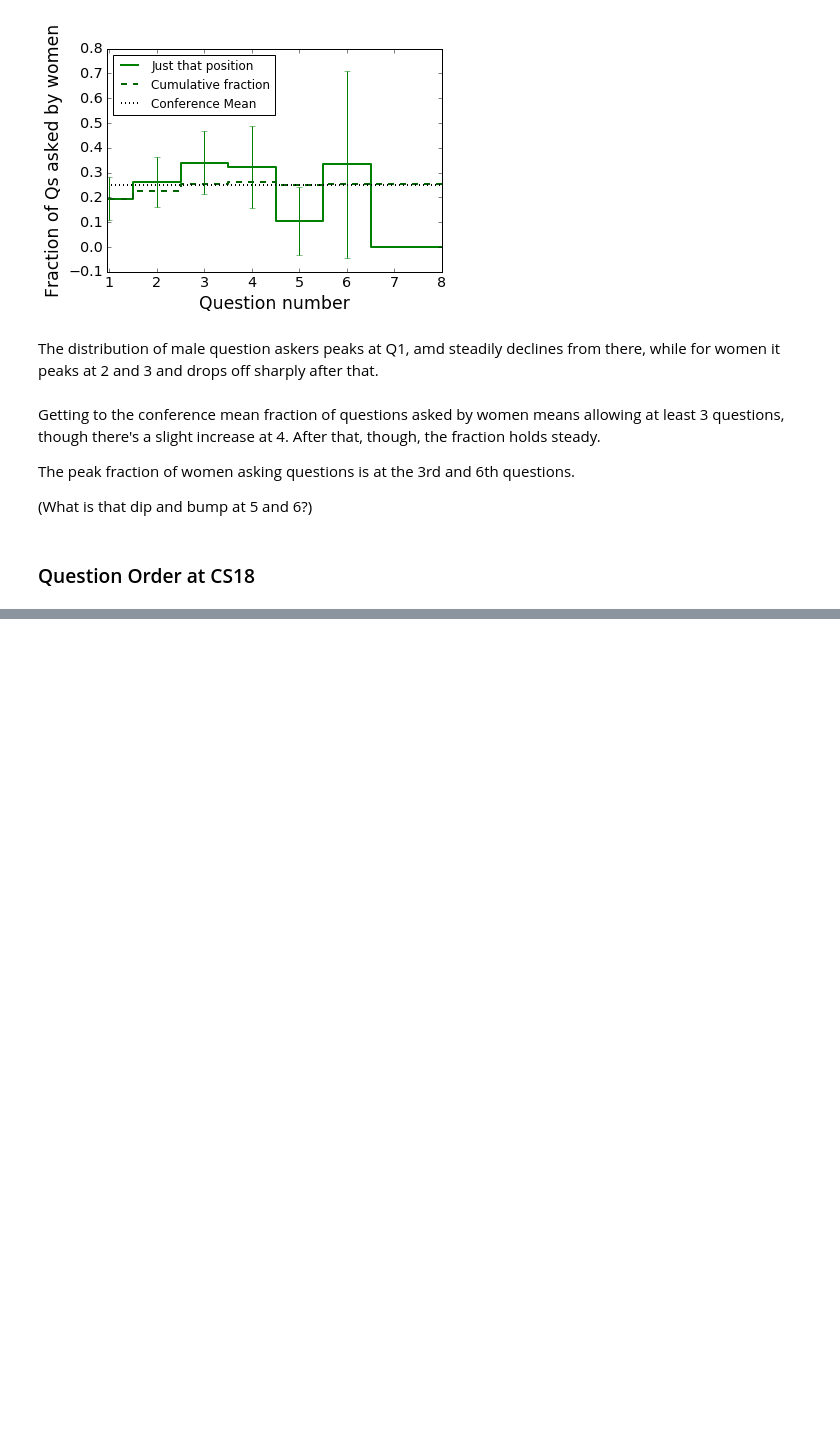
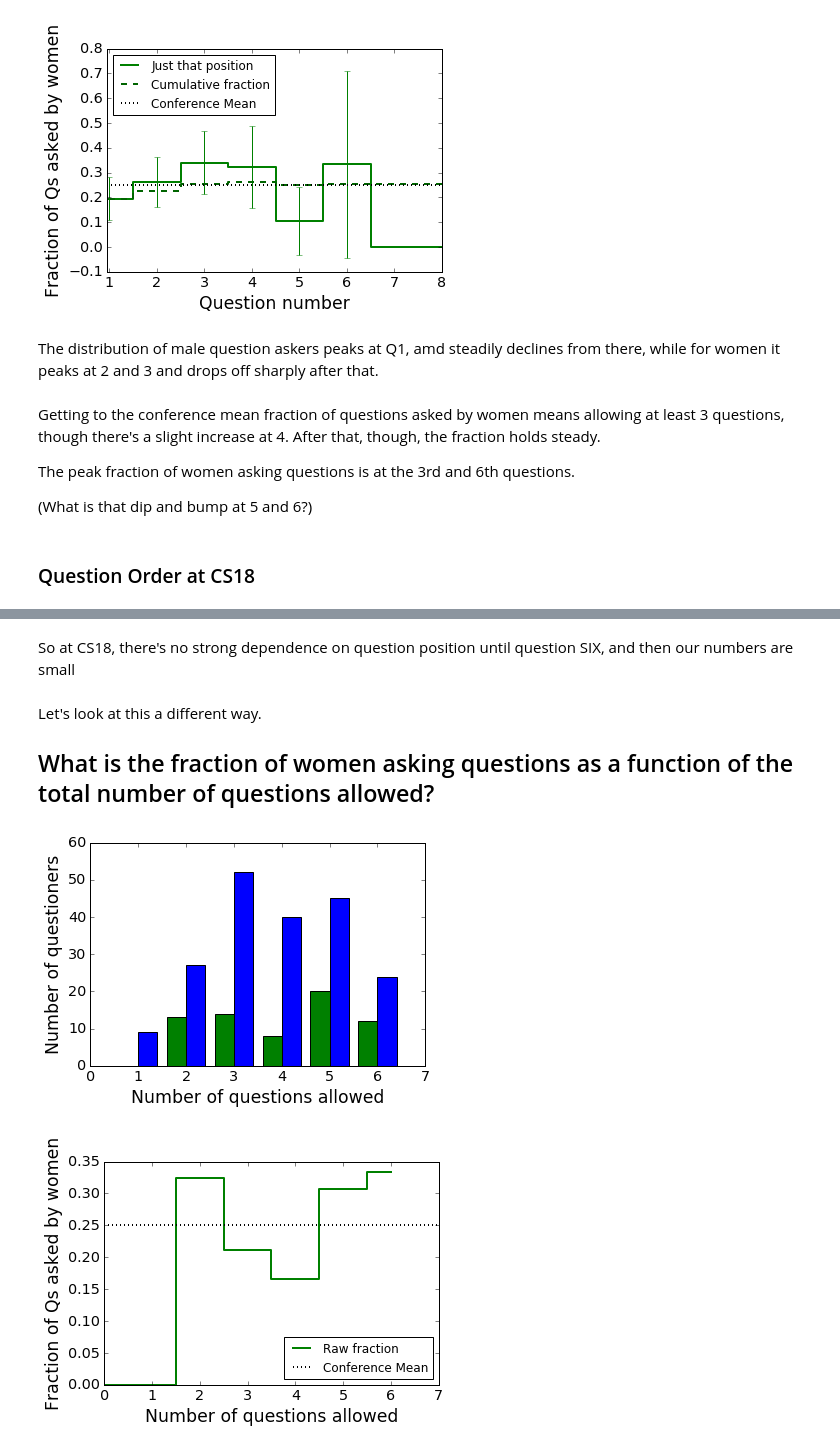
Before and after one commit to jradavenport/Gender-in-Astro, a Jupyter notebook: analysis/coolstars/douglas_coolstars_analysis.ipynb, the cells around one changed output, grey strips where cells are left out. Saved outputs shown, nothing was run; the diff lists cells and outputs as text; code cells hidden in the pictures; blank space fills up the shorter version.

```diff
--- a/analysis/coolstars/douglas_coolstars_analysis.ipynb
+++ b/analysis/coolstars/douglas_coolstars_analysis.ipynb
@@ -814 +865,7 @@ plot_order(cs18_q,conference_mean=0.21)
 [figure]
+# %% [markdown]
+So at CS18, there's no strong dependence on question position until question SIX, and then our numbers are small
+# %% [markdown]
+Let's look at this a different way.
+
+## What is the fraction of women asking questions as a function of the total number of questions allowed?
@@ -814,0 +921,5 @@ plot_order(cs18_q,conference_mean=0.21)
+# %%
+plot_fraction_allowed(cs19_count,conference_mean=0.25)
+# %% [output]
+[figure, added]
+[figure, added]
```
Also changed, not shown: parts of 9 cells of this notebook.
